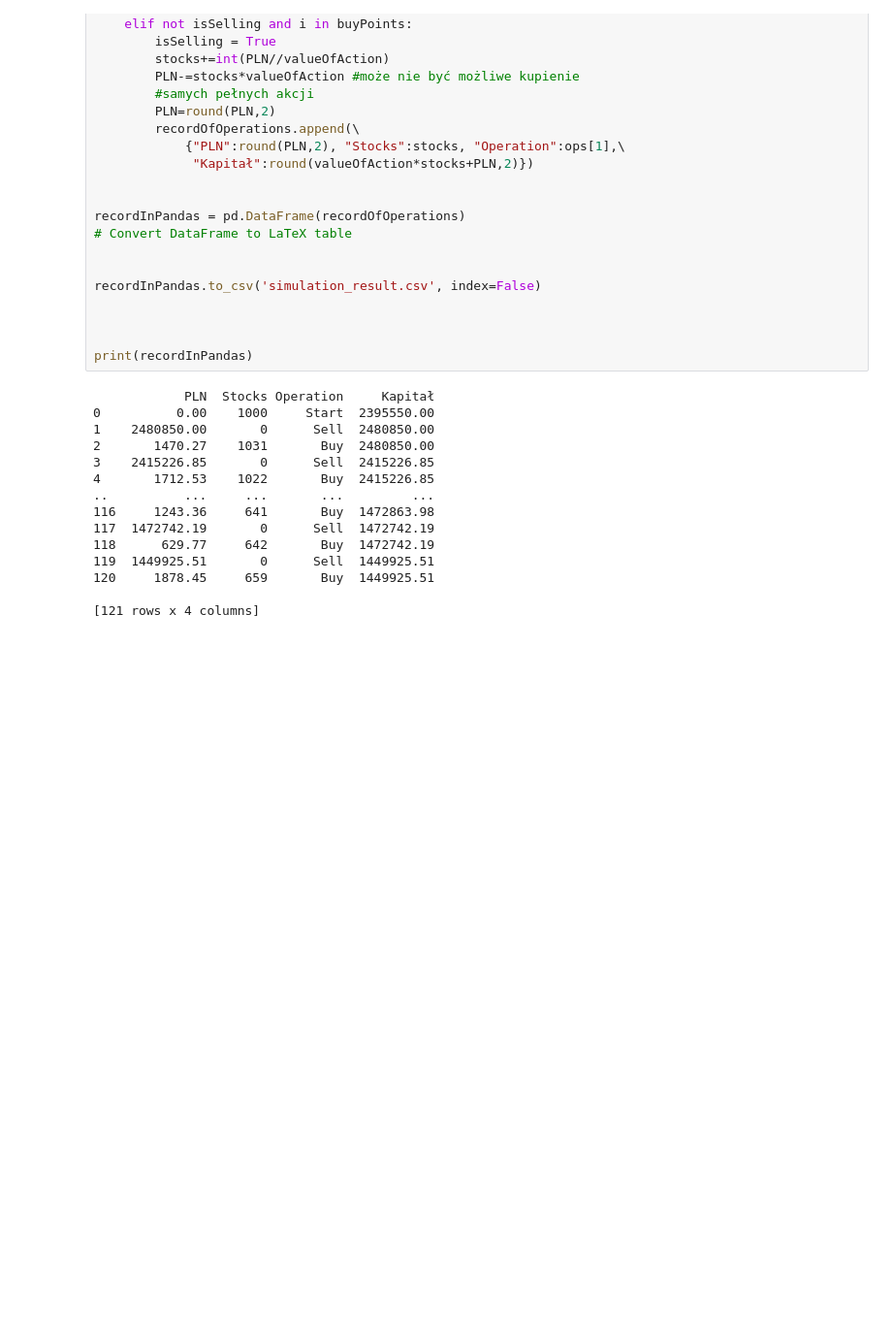
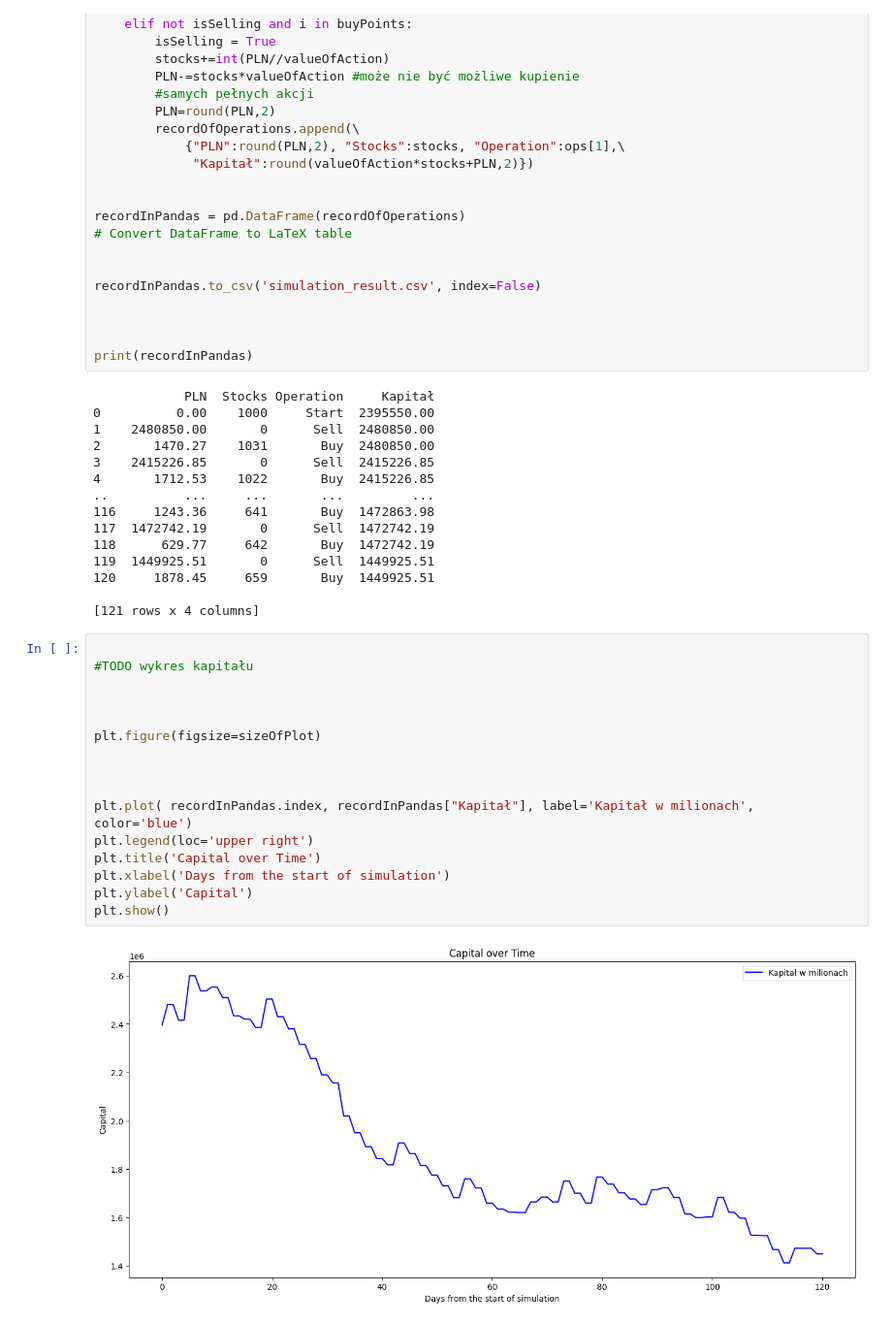
Before and after one commit to 123pik1/MACD, a Jupyter notebook: debug MACD.ipynb, the cells around one changed output. Shown at 97% size. Cells and saved outputs as stored; diff of their text form; blank space fills up the shorter version.

Commit message:
Update MACD report figures and captions for clarity

```diff
--- a/debug MACD.ipynb
+++ b/debug MACD.ipynb
@@ -382,3 +382,21 @@ print(recordInPandas)
 120     1878.45     659       Buy  1449925.51
 
 [121 rows x 4 columns]
+# %%
+
+#TODO wykres kapitału
+
+
+
+plt.figure(figsize=sizeOfPlot)
+
+
+
+plt.plot( recordInPandas.index, recordInPandas["Kapitał"], label='Kapitał w milionach', color='blue')
+plt.legend(loc='upper right')
+plt.title('Capital over Time')
+plt.xlabel('Days from the start of simulation')
+plt.ylabel('Capital')
+plt.show()
+# %% [output]
+[figure, added]
```
Also changed, not shown: parts of 1 cell of this notebook, 2 other files.
